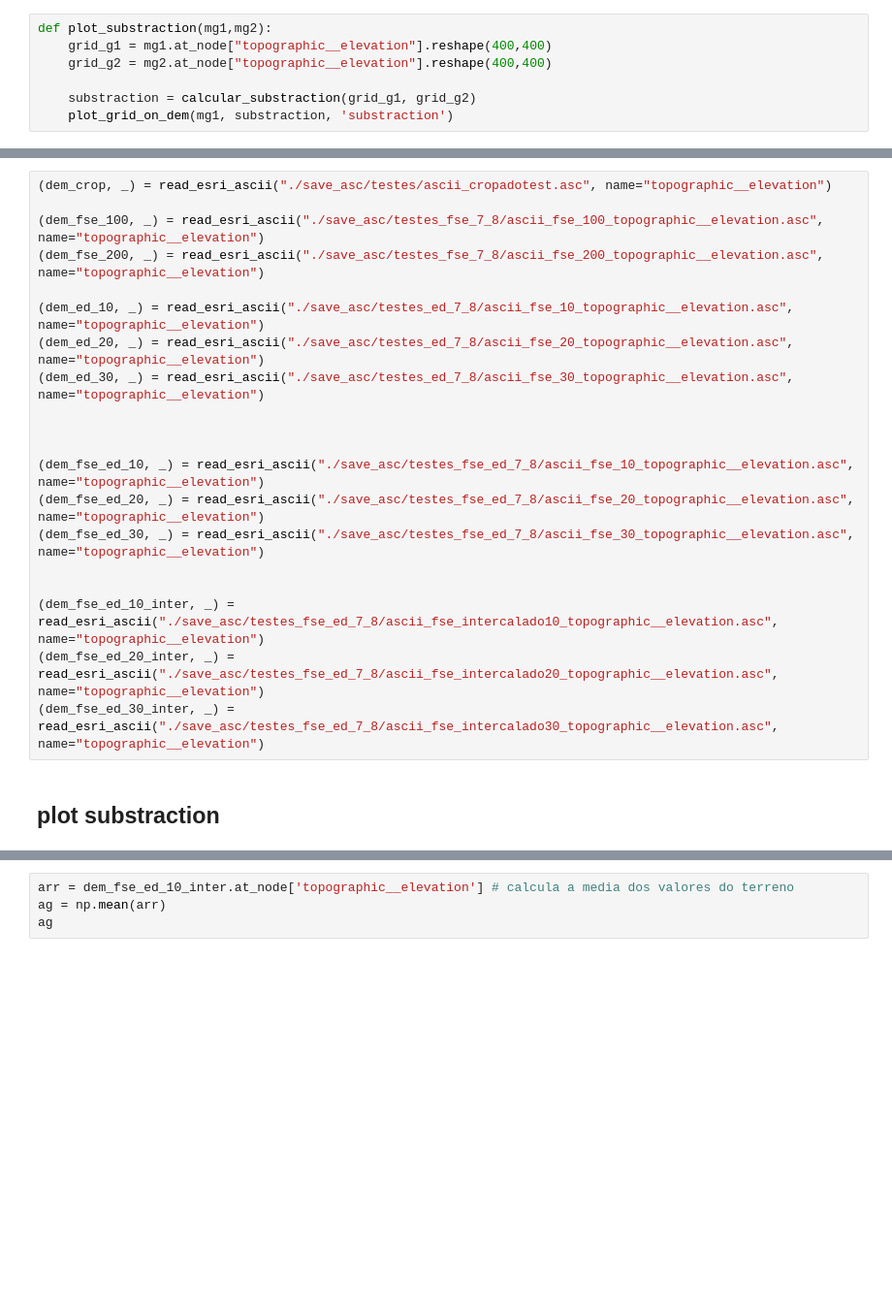
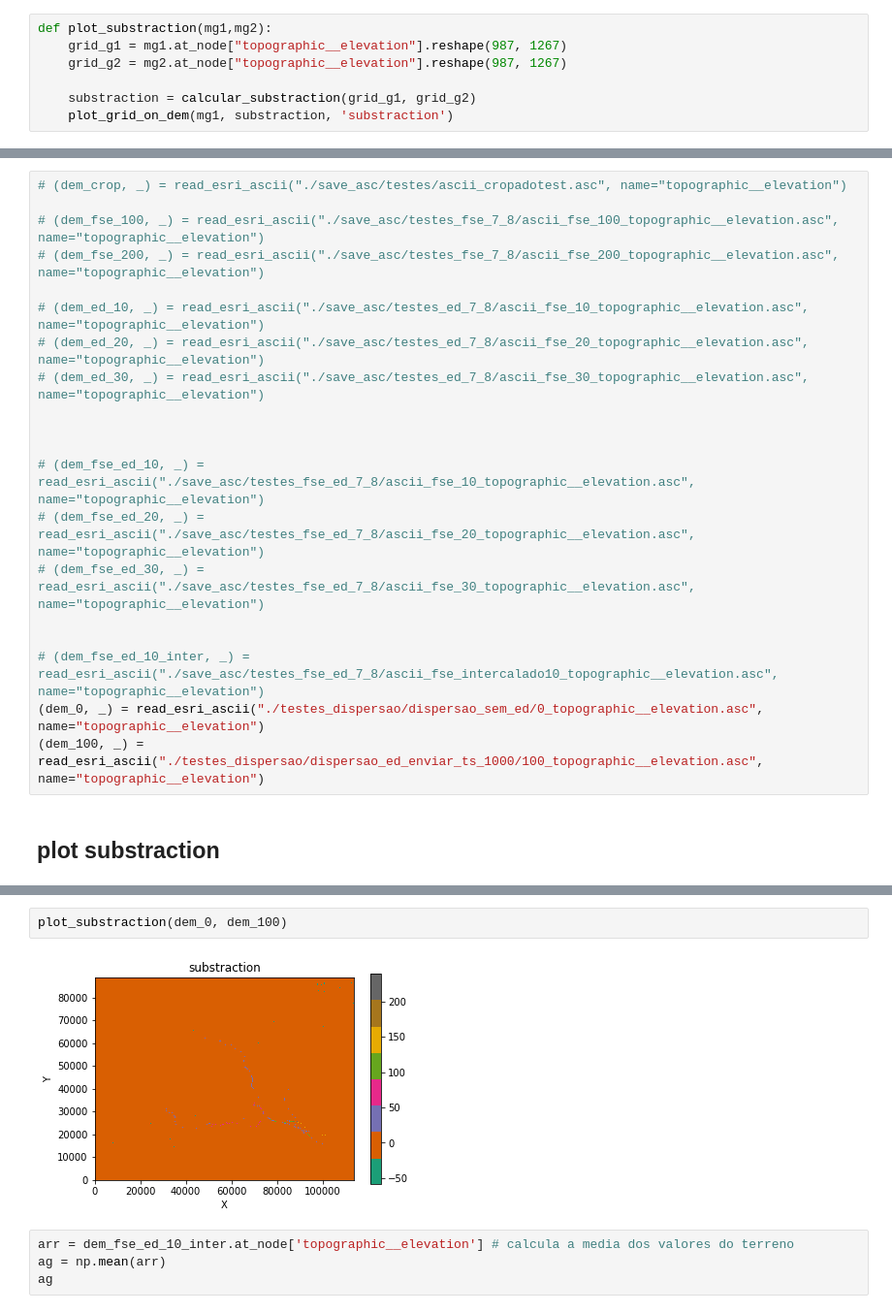
Before and after one commit to alanoMartins/LandLab_Explore, a Jupyter notebook: Visualizaçoes e subtraçoes otimizado.ipynb, the cells around one changed output, grey strips where cells are left out. Shown at 97% size. Saved outputs shown, nothing was run; the diff lists cells and outputs as text; blank space fills up the shorter version.

```diff
--- a/Visualizaçoes e subtraçoes otimizado.ipynb
+++ b/Visualizaçoes e subtraçoes otimizado.ipynb
@@ -24,8 +24,8 @@ def plot_grid_on_dem(dem, grid, name):
     landlab.plot.imshow.imshow_grid_at_node(dem,name,cmap='Dark2')
 # %%
 def plot_substraction(mg1,mg2):
-    grid_g1 = mg1.at_node["topographic__elevation"].reshape(400,400)
-    grid_g2 = mg2.at_node["topographic__elevation"].reshape(400,400)
+    grid_g1 = mg1.at_node["topographic__elevation"].reshape(987, 1267)
+    grid_g2 = mg2.at_node["topographic__elevation"].reshape(987, 1267)
 
     substraction = calcular_substraction(grid_g1, grid_g2)
     plot_grid_on_dem(mg1, substraction, 'substraction')
@@ -39,24 +39,24 @@ def plot_regra_tres(mg1, mg2):
 # %% [markdown]
 ## importing DEMs
 # %%
-(dem_crop, _) = read_esri_ascii("./save_asc/testes/ascii_cropadotest.asc", name="topographic__elevation")
+# (dem_crop, _) = read_esri_ascii("./save_asc/testes/ascii_cropadotest.asc", name="topographic__elevation")
 
-(dem_fse_100, _) = read_esri_ascii("./save_asc/testes_fse_7_8/ascii_fse_100_topographic__elevation.asc", name="topographic__elevation")
-(dem_fse_200, _) = read_esri_ascii("./save_asc/testes_fse_7_8/ascii_fse_200_topographic__elevation.asc", name="topographic__elevation")
+# (dem_fse_100, _) = read_esri_ascii("./save_asc/testes_fse_7_8/ascii_fse_100_topographic__elevation.asc", name="topographic__elevation")
+# (dem_fse_200, _) = read_esri_ascii("./save_asc/testes_fse_7_8/ascii_fse_200_topographic__elevation.asc", name="topographic__elevation")
 
-(dem_ed_10, _) = read_esri_ascii("./save_asc/testes_ed_7_8/ascii_fse_10_topographic__elevation.asc", name="topographic__elevation")
-(dem_ed_20, _) = read_esri_ascii("./save_asc/testes_ed_7_8/ascii_fse_20_topographic__elevation.asc", name="topographic__elevation")
-(dem_ed_30, _) = read_esri_ascii("./save_asc/testes_ed_7_8/ascii_fse_30_topographic__elevation.asc", name="topographic__elevation")
+# (dem_ed_10, _) = read_esri_ascii("./save_asc/testes_ed_7_8/ascii_fse_10_topographic__elevation.asc", name="topographic__elevation")
+# (dem_ed_20, _) = read_esri_ascii("./save_asc/testes_ed_7_8/ascii_fse_20_topographic__elevation.asc", name="topographic__elevation")
+# (dem_ed_30, _) = read_esri_ascii("./save_asc/testes_ed_7_8/ascii_fse_30_topographic__elevation.asc", name="topographic__elevation")
 
 
 
-(dem_fse_ed_10, _) = read_esri_ascii("./save_asc/testes_fse_ed_7_8/ascii_fse_10_topographic__elevation.asc", name="topographic__elevation")
-(dem_fse_ed_20, _) = read_esri_ascii("./save_asc/testes_fse_ed_7_8/ascii_fse_20_topographic__elevation.asc", name="topographic__elevation")
-(dem_fse_ed_30, _) = read_esri_ascii("./save_asc/testes_fse_ed_7_8/ascii_fse_30_topographic__elevation.asc", name="topographic__elevation")
+# (dem_fse_ed_10, _) = read_esri_ascii("./save_asc/testes_fse_ed_7_8/ascii_fse_10_topographic__elevation.asc", name="topographic__elevation")
+# (dem_fse_ed_20, _) = read_esri_ascii("./save_asc/testes_fse_ed_7_8/ascii_fse_20_topographic__elevation.asc", name="topographic__elevation")
+# (dem_fse_ed_30, _) = read_esri_ascii("./save_asc/testes_fse_ed_7_8/ascii_fse_30_topographic__elevation.asc", name="topographic__elevation")
 
 
-(dem_fse_ed_10_inter, _) = read_esri_ascii("./save_asc/testes_fse_ed_7_8/ascii_fse_intercalado10_topographic__elevation.asc", name="topographic__elevation")
-(dem_fse_ed_20_inter, _) = read_esri_ascii("./save_asc/testes_fse_ed_7_8/ascii_fse_intercalado20_topographic__elevation.asc", name="topographic__elevation")
-(dem_fse_ed_30_inter, _) = read_esri_ascii("./save_asc/testes_fse_ed_7_8/ascii_fse_intercalado30_topographic__elevation.asc", name="topographic__elevation")
+# (dem_fse_ed_10_inter, _) = read_esri_ascii("./save_asc/testes_fse_ed_7_8/ascii_fse_intercalado10_topographic__elevation.asc", name="topographic__elevation")
+(dem_0, _) = read_esri_ascii("./testes_dispersao/dispersao_sem_ed/0_topographic__elevation.asc", name="topographic__elevation")
+(dem_100, _) = read_esri_ascii("./testes_dispersao/dispersao_ed_enviar_ts_1000/100_topographic__elevation.asc", name="topographic__elevation")
 # %% [markdown]
 ## plot substraction
@@ -67,3 +80,7 @@ landlab.plot.imshow.imshow_grid_at_node(dem_fse_ed_10_inter,'topographic__elevat
+# %%
+plot_substraction(dem_0, dem_100)
+# %% [output]
+[figure, added]
 # %%
 arr = dem_fse_ed_10_inter.at_node['topographic__elevation'] # calcula a media dos valores do terreno
 ag = np.mean(arr)
```
Also changed, not shown: parts of 6 cells of this notebook, 7 other files.
